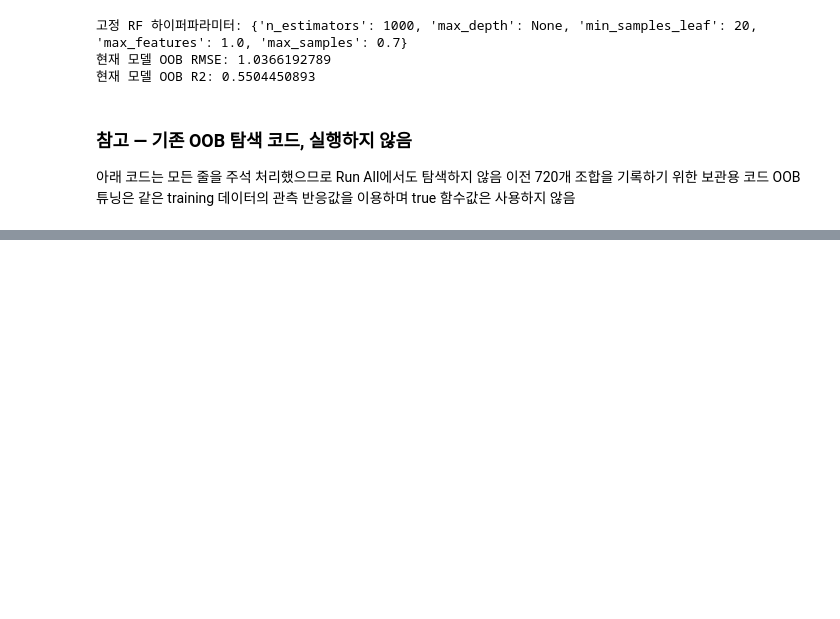
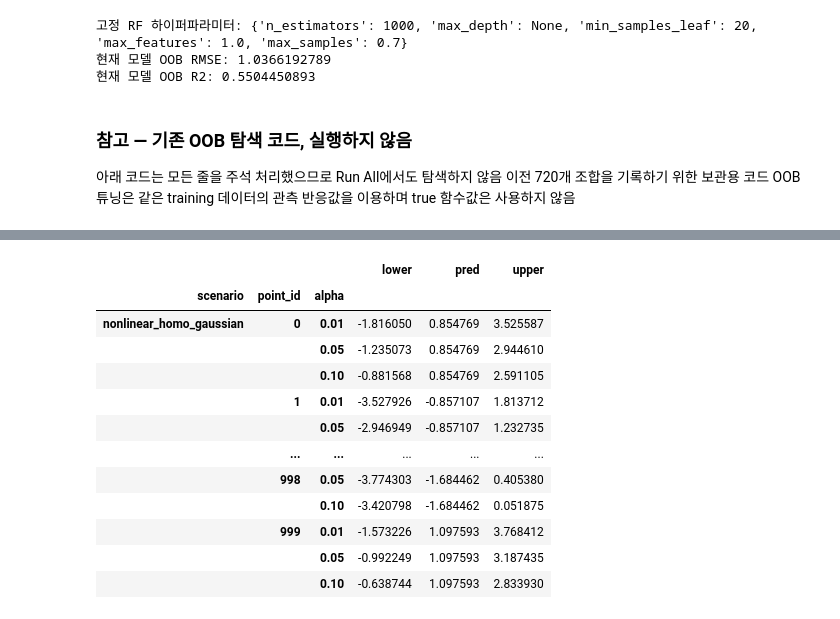
Before and after one commit to cms6090/simulation, a Jupyter notebook: notebooks/simulation.ipynb, the cells around one changed output, grey strips where cells are left out. Cells and saved outputs as stored; diff of their text form; code cells hidden in the pictures; blank space fills up the shorter version.

```diff
--- a/notebooks/simulation.ipynb
+++ b/notebooks/simulation.ipynb
@@ -301,0 +327,19 @@ training_y: (1000,)
+# %%
+N_CAL = 1000
+CAL_X_SEED = MASTER_SEED + 3
+CAL_EPS_SEED = MASTER_SEED + 4
+CAL_DATASET_ID = 0  # calibration_repeat_policy=fixed_dataset — 실험 전체에서 단일 값으로 고정
+
+# Calibration은 training과 같은 DGP를 사용하되, 입력·오차 모두 독립적으로 새로 생성
+calibration_x, calibration_y, calibration_set = generate_fixed_dataset(
+    N_CAL, training_dgp, x_seed=CAL_X_SEED, eps_seed=CAL_EPS_SEED, id_col="cal_id"
+)
+
+print("calibration_x:", calibration_x.shape)
+print("calibration_y:", calibration_y.shape)
+
+cal_save_path = result_dir / "calibration_data.csv"
+cal_save_path.parent.mkdir(parents=True, exist_ok=True)
+calibration_set.to_csv(cal_save_path, index=False)
+print(f"저장 위치: {cal_save_path}")
+calibration_set.head()
@@ -633,0 +755,64 @@ Training 반응값을 coverage 평가에 재사용하지 않고 true DGP의 독
+# %%
+cal_pred = fitted_model.predict(calibration_x)
+cal_abs_residual = np.abs(calibration_y - cal_pred)
+sorted_abs_residual = np.sort(cal_abs_residual)
+
+
+def cp_quantile(alpha, sorted_residual, n_cal):
+    """Split CP 분위수 — 보간 없이 정수 순위 k_alpha번째 값 사용."""
+    k_alpha = int(np.ceil((n_cal + 1) * (1 - alpha)))
+    if k_alpha > n_cal:
+        return np.inf, k_alpha
+    return float(sorted_residual[k_alpha - 1]), k_alpha  # 1-based 순위 -> 0-based 인덱스
+
+
+q_hat = {}
+cp_rank = {}
+for alpha in ALPHAS:
+    q, k = cp_quantile(alpha, sorted_abs_residual, N_CAL)
+    q_hat[alpha] = q
+    cp_rank[alpha] = k
+    print(f"alpha={alpha}: k_alpha={k}, q_hat={q:.6f}")
+
+# CP 구간은 여기서 모든 training 위치에 대해 이미 확정 — 이후 R_MC 반복 동안 재계산 없음
+cp_lower = {alpha: train_pred - q_hat[alpha] for alpha in ALPHAS}
+cp_upper = {alpha: train_pred + q_hat[alpha] for alpha in ALPHAS}
+
+# 검증: 알려진 잔차 배열 1..10 (n=10)으로 k_alpha 공식과 무한구간 규칙 확인
+toy_residual = np.arange(1, 11, dtype=float)  # 이미 정렬됨
+
+# alpha=0.05 -> k=ceil(11*0.95)=11 > 10 -> q_hat=inf
+q_toy_inf, k_toy_inf = cp_quantile(0.05, toy_residual, 10)
+assert k_toy_inf == 11
+assert np.isinf(q_toy_inf)
+
+# alpha=0.20 -> k=ceil(11*0.80)=9 -> toy_residual[8]=9.0 (0-based)
+q_toy, k_toy = cp_quantile(0.20, toy_residual, 10)
+assert k_toy == 9
+assert q_toy == 9.0
+
+print("CP 순위·무한구간 규칙 확인 완료")
+result = (
+    pd.DataFrame({
+        "lower": pd.DataFrame(cp_lower).stack(),
+        "upper": pd.DataFrame(cp_upper).stack()
+    })
+    .rename_axis(["point_id", "alpha"])
+    .reset_index()
+)
+
+# 각 point_id에 해당하는 train_pred 추가
+result["pred"] = train_pred[result["point_id"].to_numpy()]
+result.insert(0, "scenario", training_dgp.name)
+
+# 원하는 순서
+result = (
+    result
+    .set_index(["scenario", "point_id", "alpha"])
+    [["lower", "pred", "upper"]]
+    .sort_index()
+)
+
+result.to_csv(result_dir / "CP 결과.csv")
+result
+# %% [output]
@@ -633,0 +823,13 @@ Training 반응값을 coverage 평가에 재사용하지 않고 true DGP의 독
+|  |  |  | lower | pred | upper |
+| scenario | point_id | alpha |  |  |  |
+| nonlinear_homo_gaussian | 0 | 0.01 | -1.816050 | 0.854769 | 3.525587 |
+|  |  | 0.05 | -1.235073 | 0.854769 | 2.944610 |
+|  |  | 0.10 | -0.881568 | 0.854769 | 2.591105 |
+|  | 1 | 0.01 | -3.527926 | -0.857107 | 1.813712 |
+|  |  | 0.05 | -2.946949 | -0.857107 | 1.232735 |
+|  | ... | ... | ... | ... | ... |
+|  | 998 | 0.05 | -3.774303 | -1.684462 | 0.405380 |
+|  |  | 0.10 | -3.420798 | -1.684462 | 0.051875 |
+|  | 999 | 0.01 | -1.573226 | 1.097593 | 3.768412 |
+|  |  | 0.05 | -0.992249 | 1.097593 | 3.187435 |
+|  |  | 0.10 | -0.638744 | 1.097593 | 2.833930 |
```
Also changed, not shown: parts of 30 cells of this notebook, 2 other files.
